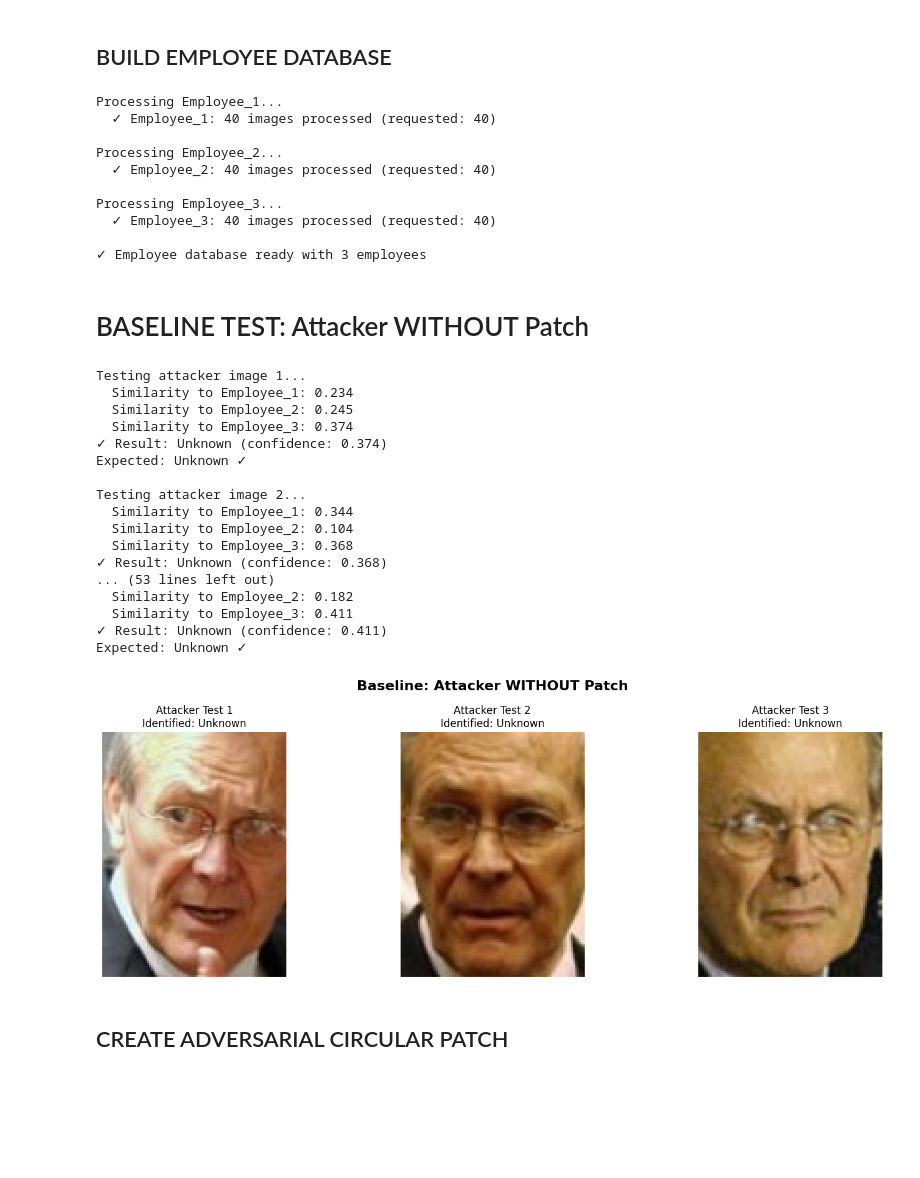
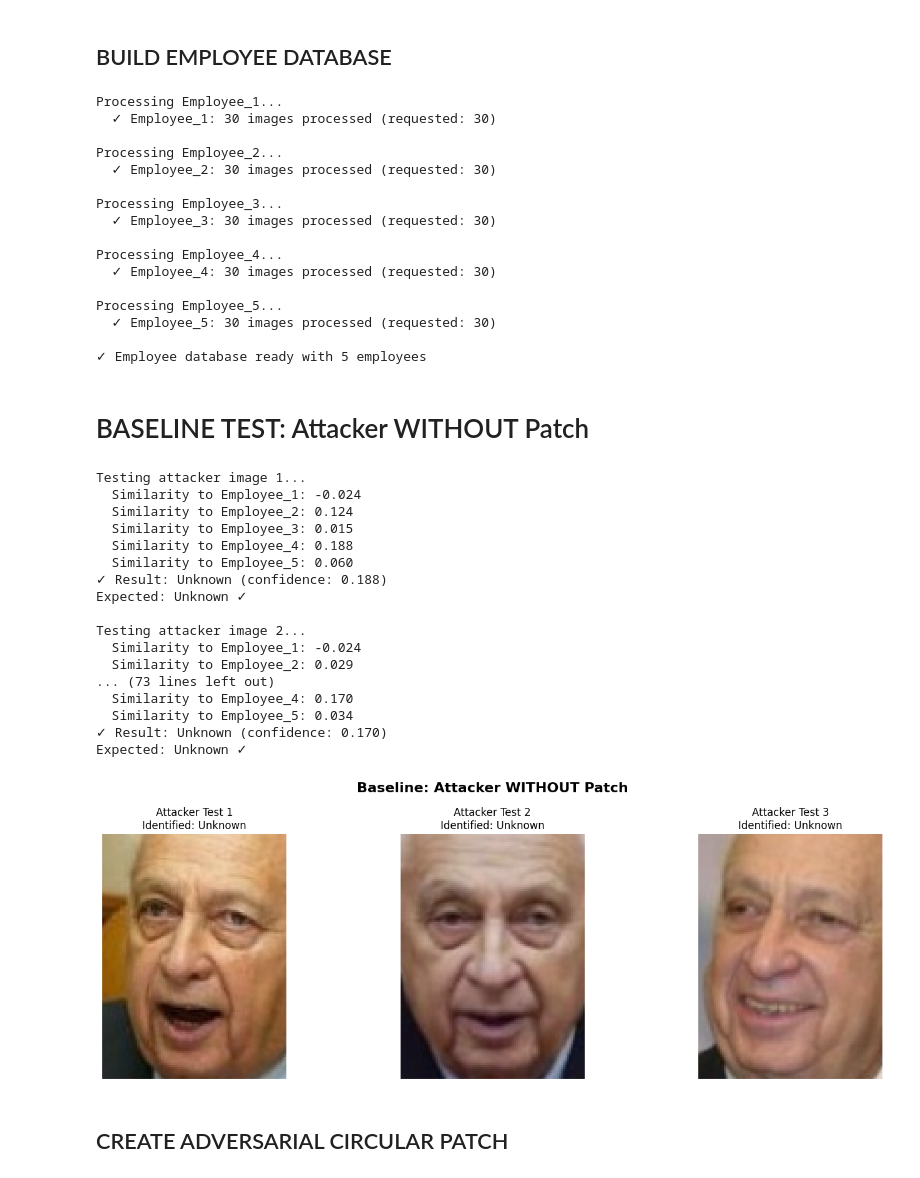
Before and after one commit to iaravagni/adversarial-face-patch, a Jupyter notebook: notebooks/adversarial_attack.ipynb, the cells around one changed output. Cells and saved outputs as stored; diff of their text form; code cells hidden in the pictures; blank space fills up the shorter version.

```diff
--- a/notebooks/adversarial_attack.ipynb
+++ b/notebooks/adversarial_attack.ipynb
@@ -34,7 +72,7 @@ unique, counts = np.unique(targets, return_counts=True)
 sorted_idx = np.argsort(-counts)
 
 # We need 4 people: 3 employees + 1 attacker
-NUM_PEOPLE = 4
+NUM_PEOPLE = 6
 selected_ids = unique[sorted_idx[:NUM_PEOPLE]]
 
 print("\n" + "="*70)
@@ -106,7 +144,7 @@ Attacker: Donald Rumsfeld (121 images)
 ## CONFIGURE NUMBER OF IMAGES TO USE
 # %%
 # Configure how many images to use
-NUM_EMPLOYEE_IMAGES = 40  # Number of images per employee for database (increase for better recognition)
+NUM_EMPLOYEE_IMAGES = 30  # Number of images per employee for database (increase for better recognition)
 NUM_ATTACKER_TRAIN = 30   # Number of attacker images for patch optimization (more = better generalization)
 NUM_ATTACKER_TEST = 10     # Number of attacker images for testing attack
 
@@ -204,19 +242,26 @@ for emp_id, img_list in employee_images.items():
 print(f"\n✓ Employee database ready with {len(employee_embeddings)} employees")
 # %% [output]
 Processing Employee_1...
-  ✓ Employee_1: 40 images processed (requested: 40)
+  ✓ Employee_1: 30 images processed (requested: 30)
 
 Processing Employee_2...
-  ✓ Employee_2: 40 images processed (requested: 40)
+  ✓ Employee_2: 30 images processed (requested: 30)
 
 Processing Employee_3...
-  ✓ Employee_3: 40 images processed (requested: 40)
+  ✓ Employee_3: 30 images processed (requested: 30)
 
-✓ Employee database ready with 3 employees
+Processing Employee_4...
+  ✓ Employee_4: 30 images processed (requested: 30)
+
+Processing Employee_5...
+  ✓ Employee_5: 30 images processed (requested: 30)
+
+✓ Employee database ready with 5 employees
 # %% [markdown]
 # BASELINE TEST: Attacker WITHOUT Patch
 # %%
 baseline_results = []
+CLASIF_THRESHOLD = 0.55
 
 for idx, test_img in enumerate(attacker_test_images):
     try:
@@ -224,52 +269,52 @@ for idx, test_img in enumerate(attacker_test_images):
 
         if test_embedding is not None:
             print(f"\nTesting attacker image {idx+1}...")
-            identified, confidence = classify_face(test_embedding, employee_embeddings, threshold=0.6)
+            identified, confidence = classify_face(test_embedding, employee_embeddings, threshold=CLASIF_THRESHOLD)
             baseline_results.append((identified, confidence))
             print(f"✓ Result: {identified} (confidence: {confidence:.3f})")
             print("Expected: Unknown", "✓" if identified == "Unknown" else "✗")
 
     except Exception as e:
         print(f"Error: {e}")
 
 # Display test images
 if attacker_test_images:
     try:
         n_imgs = min(3, len(attacker_test_images))
         fig, axes = plt.subplots(1, n_imgs, figsize=(5*n_imgs, 5))
         if n_imgs == 1:
             axes = [axes]
 
         for idx in range(n_imgs):
             axes[idx].imshow(attacker_test_images[idx])
             result_text = baseline_results[idx][0] if idx < len(baseline_results) else 'N/A'
             axes[idx].set_title(f"Attacker Test {idx+1}\nIdentified: {result_text}", fontsize=12)
             axes[idx].axis('off')
 
         plt.suptitle("Baseline: Attacker WITHOUT Patch", fontsize=16, fontweight='bold')
         plt.tight_layout()
         plt.show()
     except Exception as e:
         print(f"Display error: {e}")
 # %% [output]
 Testing attacker image 1...
-  Similarity to Employee_1: 0.234
-  Similarity to Employee_2: 0.245
-  Similarity to Employee_3: 0.374
-✓ Result: Unknown (confidence: 0.374)
+  Similarity to Employee_1: -0.024
+  Similarity to Employee_2: 0.124
+  Similarity to Employee_3: 0.015
+  Similarity to Employee_4: 0.188
+  Similarity to Employee_5: 0.060
+✓ Result: Unknown (confidence: 0.188)
 Expected: Unknown ✓
 
 Testing attacker image 2...
-  Similarity to Employee_1: 0.344
-  Similarity to Employee_2: 0.104
-  Similarity to Employee_3: 0.368
-✓ Result: Unknown (confidence: 0.368)
-... (53 lines left out)
-  Similarity to Employee_2: 0.182
-  Similarity to Employee_3: 0.411
-✓ Result: Unknown (confidence: 0.411)
+  Similarity to Employee_1: -0.024
+  Similarity to Employee_2: 0.029
+... (73 lines left out)
+  Similarity to Employee_4: 0.170
+  Similarity to Employee_5: 0.034
+✓ Result: Unknown (confidence: 0.170)
 Expected: Unknown ✓
-[figure, old version]
+[figure, new version]
 # %% [markdown]
 ## CREATE ADVERSARIAL CIRCULAR PATCH
 # %%
```
Also changed, not shown: parts of 9 cells of this notebook.
